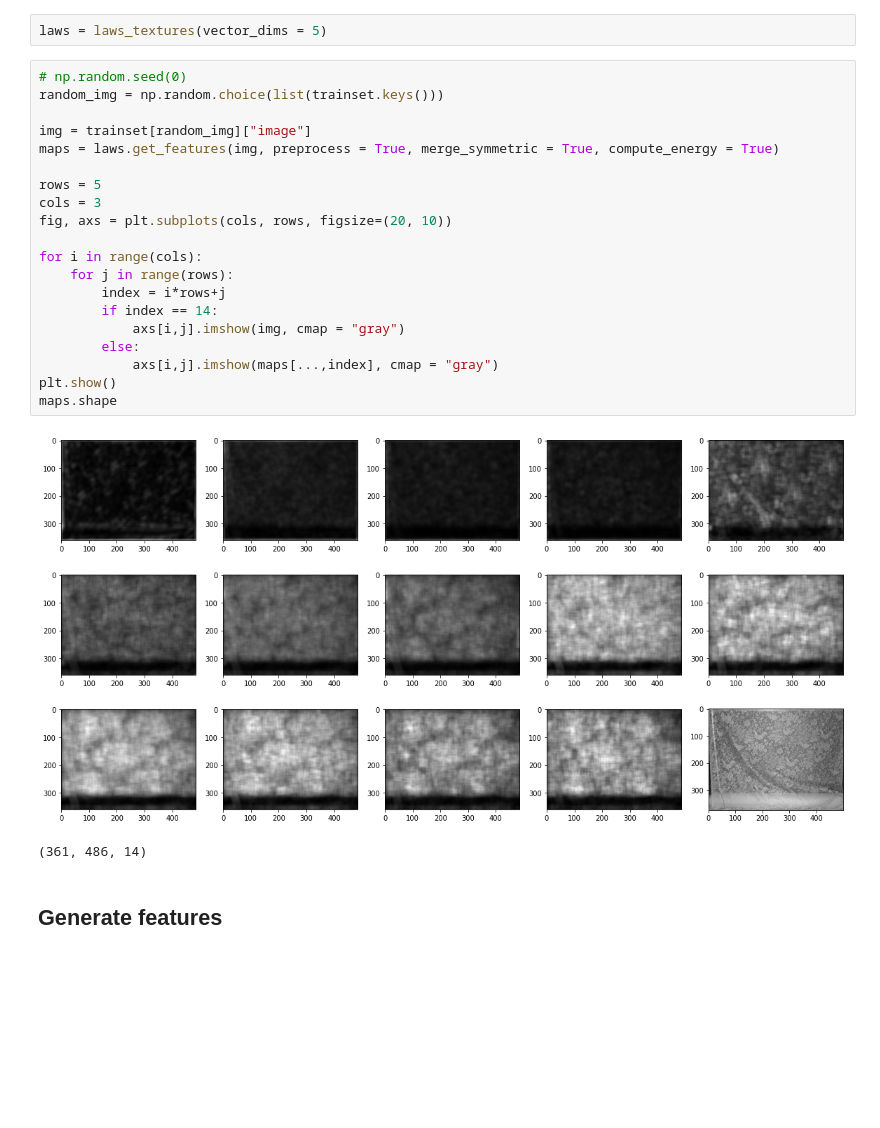
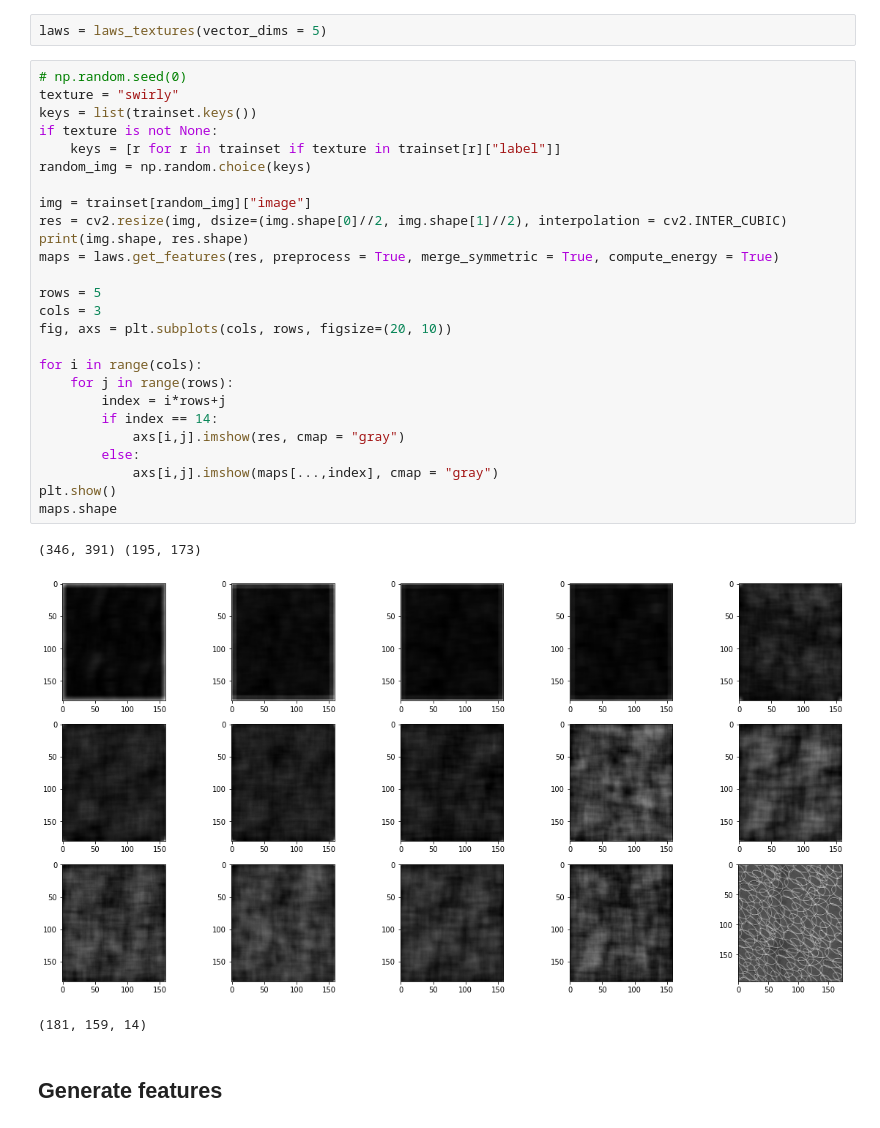
Before and after one commit to GravO8/laws-textures, a Jupyter notebook: Laws Textures test.ipynb, the cells around one changed output. Cells and saved outputs as stored; diff of their text form; blank space fills up the shorter version.

Commit message:
Add `Laws Texture test` notebook

```diff
--- a/Laws Textures test.ipynb
+++ b/Laws Textures test.ipynb
@@ -48,27 +57,34 @@ len(trainset)
 laws = laws_textures(vector_dims = 5)
 # %%
 # np.random.seed(0)
-random_img = np.random.choice(list(trainset.keys()))
+texture = "swirly"
+keys = list(trainset.keys())
+if texture is not None:
+    keys = [r for r in trainset if texture in trainset[r]["label"]]
+random_img = np.random.choice(keys)
 
 img = trainset[random_img]["image"]
-maps = laws.get_features(img, preprocess = True, merge_symmetric = True, compute_energy = True)
+res = cv2.resize(img, dsize=(img.shape[0]//2, img.shape[1]//2), interpolation = cv2.INTER_CUBIC)
+print(img.shape, res.shape)
+maps = laws.get_features(res, preprocess = True, merge_symmetric = True, compute_energy = True)
 
 rows = 5
 cols = 3
 fig, axs = plt.subplots(cols, rows, figsize=(20, 10))
 
 for i in range(cols):
     for j in range(rows):
         index = i*rows+j
         if index == 14:
-            axs[i,j].imshow(img, cmap = "gray")
+            axs[i,j].imshow(res, cmap = "gray")
         else:
             axs[i,j].imshow(maps[...,index], cmap = "gray")
 plt.show()
 maps.shape
 # %% [output]
+(346, 391) (195, 173)
-[figure, old version]
+[figure, new version]
-(361, 486, 14)
+(181, 159, 14)
 # %% [markdown]
 ## Generate features
 # %%
```
Also changed, not shown: parts of 10 cells of this notebook, 8 other files.
